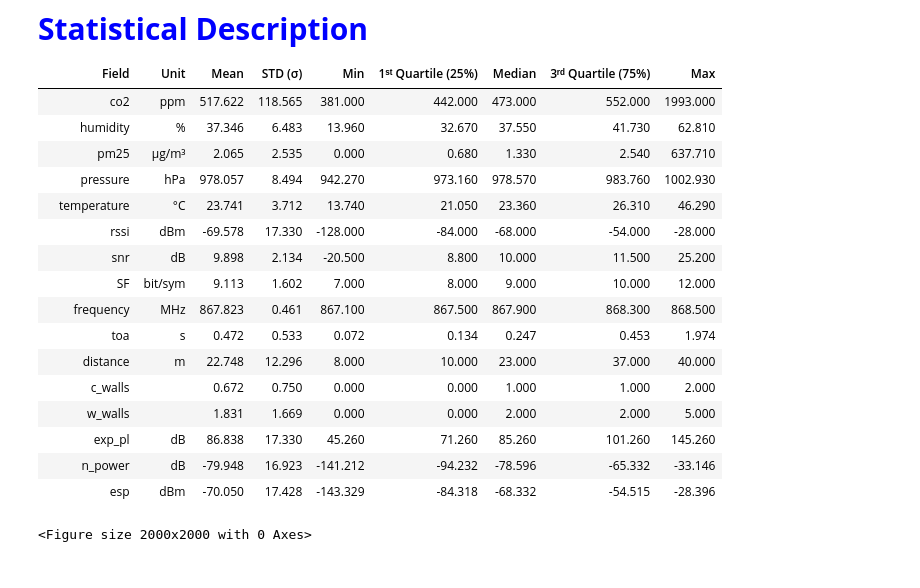
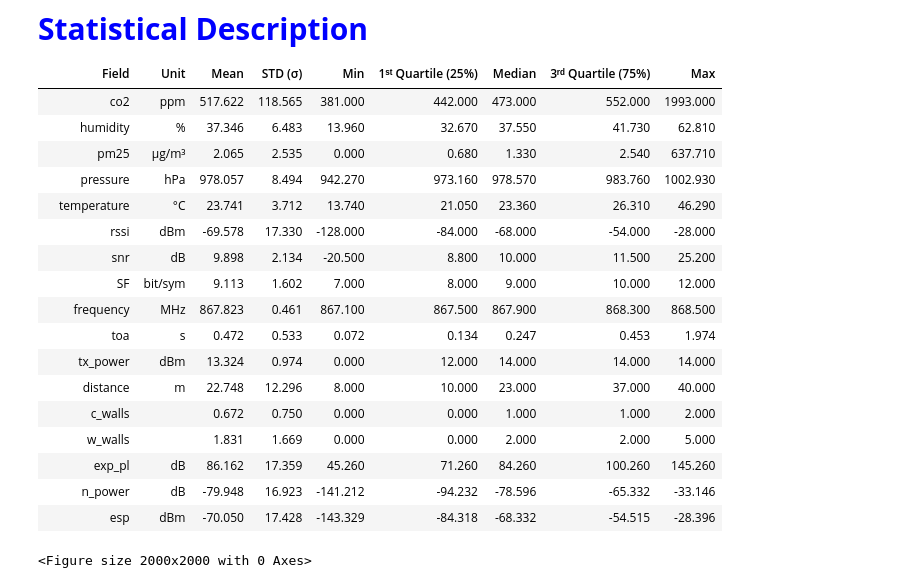
Before and after one commit to nahshonmokua/LoRaWAN-Indoor-PathLoss-Dataset-IEEEACCESS, a Jupyter notebook: 03_Exploratory Data Analysis.ipynb, the cells around one changed output. Saved outputs shown, nothing was run; the diff lists cells and outputs as text; code cells hidden in the pictures.

```diff
--- a/03_Exploratory Data Analysis.ipynb
+++ b/03_Exploratory Data Analysis.ipynb
@@ -85,7 +85,8 @@ columns_to_keep = {
     'uplink_message_settings_frequency': 'frequency',
     'uplink_message_f_cnt': 'f_count',
     'uplink_message_decoded_payload_packetCount' : 'p_count',
-    'uplink_message_consumed_airtime' : 'toa'
+    'uplink_message_consumed_airtime' : 'toa',
+    'tx_power': 'tx_power'  # transmit power of the uplink in dBm, replayed from TTN's ADR in notebook 02
 }
 
 # Select and rename columns to keep the dataset clean
@@ -146,8 +147,8 @@ cleaned_df['toa'] = cleaned_df['toa'].str.rstrip('s').astype(float)
 
 # Adding the 'experimental_PL' column based on the provided constants and formula
 cleaned_df = cleaned_df.assign(
-    exp_pl = 14 - 0.14 + 0.4 + 3 - cleaned_df['rssi']
-    # Using the exact values: tx_p=14, tx_cl=0.14, tx_ag=0.4, rx_ag=3, tx_cl=0
+    exp_pl = cleaned_df['tx_power'] - 0.14 + 0.4 + 3 - cleaned_df['rssi']
+    # Using the exact values: tx_p=tx_power (per uplink), tx_cl=0.14, tx_ag=0.4, rx_ag=3, tx_cl=0
 )
 
 # Calculate Noise Power (n_power) in dBm
@@ -612,11 +613,11 @@ stat_description = cleaned_df.describe().transpose().drop(
 # Define the exact order of metrics and units for alignment
 metrics = [
     'co2', 'humidity', 'pm25', 'pressure', 'temperature',
-    'rssi', 'snr', 'SF', 'frequency', 'toa',
+    'rssi', 'snr', 'SF', 'frequency', 'toa', 'tx_power',
     'distance', 'c_walls', 'w_walls', 'exp_pl', 'n_power', 'esp'
 ]
 units = [
-    'ppm', '%', 'µg/m³', 'hPa', '°C', 'dBm', 'dB', 'bit/sym', 'MHz', 's',
+    'ppm', '%', 'µg/m³', 'hPa', '°C', 'dBm', 'dB', 'bit/sym', 'MHz', 's', 'dBm',
     'm', '', '', 'dB', 'dB', 'dBm'
 ]
 
@@ -638,37 +639,38 @@ stat_description = stat_description.rename(columns={
 })
 
 # Add "Field" as a regular column to align with other columns
 stat_description.reset_index(inplace=True)
 stat_description = stat_description.rename(columns={'index': 'Field'})
 
 # Remove the automatic index numbering in the output
 stat_description.index = [''] * len(stat_description)
 
 # Format floating-point numbers to 3 decimal places
 pd.options.display.float_format = '{:.3f}'.format
 
 # Save to Excel file without automatic indices
 excel_path = "statistical_description.xlsx"
 stat_description.to_excel(excel_path, index=False)
 
 # Display the updated statistical description
 stat_description
 # %% [output]
 |  | Field | Unit | Mean | STD (σ) | Min | 1ˢᵗ Quartile (25%) | Median | 3ʳᵈ Quartile (75%) | Max |
 |  | co2 | ppm | 517.622 | 118.565 | 381.000 | 442.000 | 473.000 | 552.000 | 1993.000 |
 |  | humidity | % | 37.346 | 6.483 | 13.960 | 32.670 | 37.550 | 41.730 | 62.810 |
 |  | pm25 | µg/m³ | 2.065 | 2.535 | 0.000 | 0.680 | 1.330 | 2.540 | 637.710 |
 |  | pressure | hPa | 978.057 | 8.494 | 942.270 | 973.160 | 978.570 | 983.760 | 1002.930 |
 |  | temperature | °C | 23.741 | 3.712 | 13.740 | 21.050 | 23.360 | 26.310 | 46.290 |
 |  | rssi | dBm | -69.578 | 17.330 | -128.000 | -84.000 | -68.000 | -54.000 | -28.000 |
 |  | snr | dB | 9.898 | 2.134 | -20.500 | 8.800 | 10.000 | 11.500 | 25.200 |
 |  | SF | bit/sym | 9.113 | 1.602 | 7.000 | 8.000 | 9.000 | 10.000 | 12.000 |
 |  | frequency | MHz | 867.823 | 0.461 | 867.100 | 867.500 | 867.900 | 868.300 | 868.500 |
 |  | toa | s | 0.472 | 0.533 | 0.072 | 0.134 | 0.247 | 0.453 | 1.974 |
+|  | tx_power | dBm | 13.324 | 0.974 | 0.000 | 12.000 | 14.000 | 14.000 | 14.000 |
 |  | distance | m | 22.748 | 12.296 | 8.000 | 10.000 | 23.000 | 37.000 | 40.000 |
 |  | c_walls |  | 0.672 | 0.750 | 0.000 | 0.000 | 1.000 | 1.000 | 2.000 |
 |  | w_walls |  | 1.831 | 1.669 | 0.000 | 0.000 | 2.000 | 2.000 | 5.000 |
-|  | exp_pl | dB | 86.838 | 17.330 | 45.260 | 71.260 | 85.260 | 101.260 | 145.260 |
+|  | exp_pl | dB | 86.162 | 17.359 | 45.260 | 71.260 | 84.260 | 100.260 | 145.260 |
 |  | n_power | dB | -79.948 | 16.923 | -141.212 | -94.232 | -78.596 | -65.332 | -33.146 |
 |  | esp | dBm | -70.050 | 17.428 | -143.329 | -84.318 | -68.332 | -54.515 | -28.396 |
 # %%
```
Also changed, not shown: parts of 10 cells of this notebook, 1 other file.
